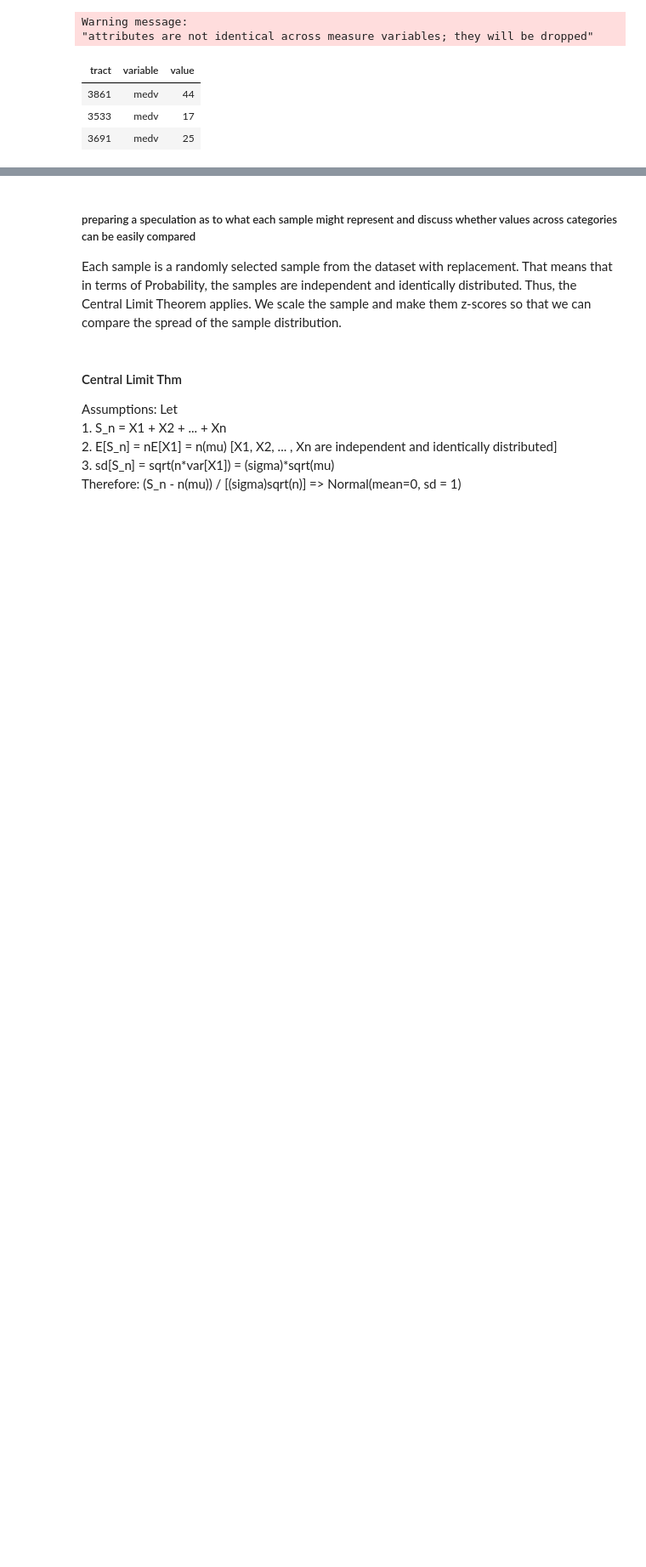
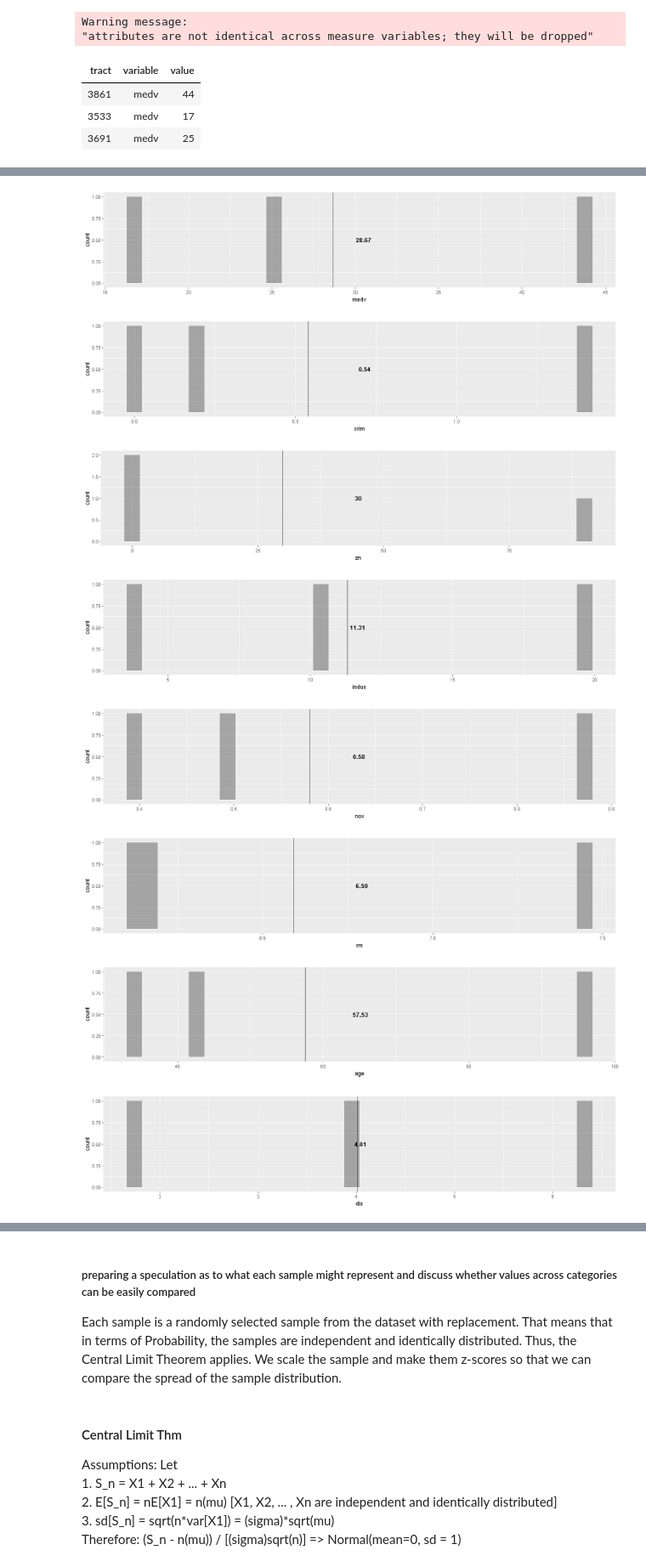
Before and after one commit to vduong314159/Boston_Housing, a Jupyter notebook: ipynb/02-sample_analysis.ipynb, the cells around one changed output, grey strips where cells are left out. Shown at 85% size. Cells and saved outputs as stored; diff of their text form; code cells hidden in the pictures; blank space fills up the shorter version.

```diff
--- a/ipynb/02-sample_analysis.ipynb
+++ b/ipynb/02-sample_analysis.ipynb
@@ -160,0 +170,34 @@ print(sample_heatmap)
+# %%
+plot_histMean <- function(df, feature, c = 'black', nbin = 200) {
+    df <- Filter(is.numeric, df)
+    meann <- round(mean(df[[feature]]), digits = 2)
+
+    gg <- ggplot(data = df) +
+            # bins = 30 so we don't get a message suggesting to play w/ bins
+            geom_histogram(aes_string(x = feature), bins = nbin, fill = c, alpha = 0.3)
+
+
+    x_center <- max(df[[feature]]) + min(df[[feature]]); x_center <- x_center /2
+    y_center <- max(ggplot_build(gg)[['data']][[1]][['count']]); y_center <- y_center/2
+
+    gg <- gg +
+            geom_vline(xintercept = meann) +
+            annotate(geom = 'text', label = meann,
+                     x = x_center, y = y_center,
+                     col = c, size = 4,
+                     fontface = 'bold')
+    return(gg)
+}
+
+rep_list <- function(df, n) {
+    list_ <- list()
+    for (i in seq(1,n)) {list_[[i]] <- df}
+    return(list_)
+}
+
+plot_histMean_df <- function(df) {
+    df <- Filter(is.numeric, df)
+    xx <- rep_list(df, length(colnames(df)))
+    yy <- colnames(df)
+    map2(xx, yy, plot_histMean)
+}
@@ -160,0 +222,13 @@ print(sample_heatmap)
+# %%
+source('../src/plot_histMean.r')
+# sapply(sample_, plot_histMean, colnames(sample_))
+plot_histMean_df(sample_)
+# %% [output]
+[figure, added]
+[figure, added]
+[figure, added]
+[figure, added]
+[figure, added]
+[figure, added]
+[figure, added]
+[figure, added]
```
Also changed, not shown: parts of 6 cells of this notebook, 5 other files.
